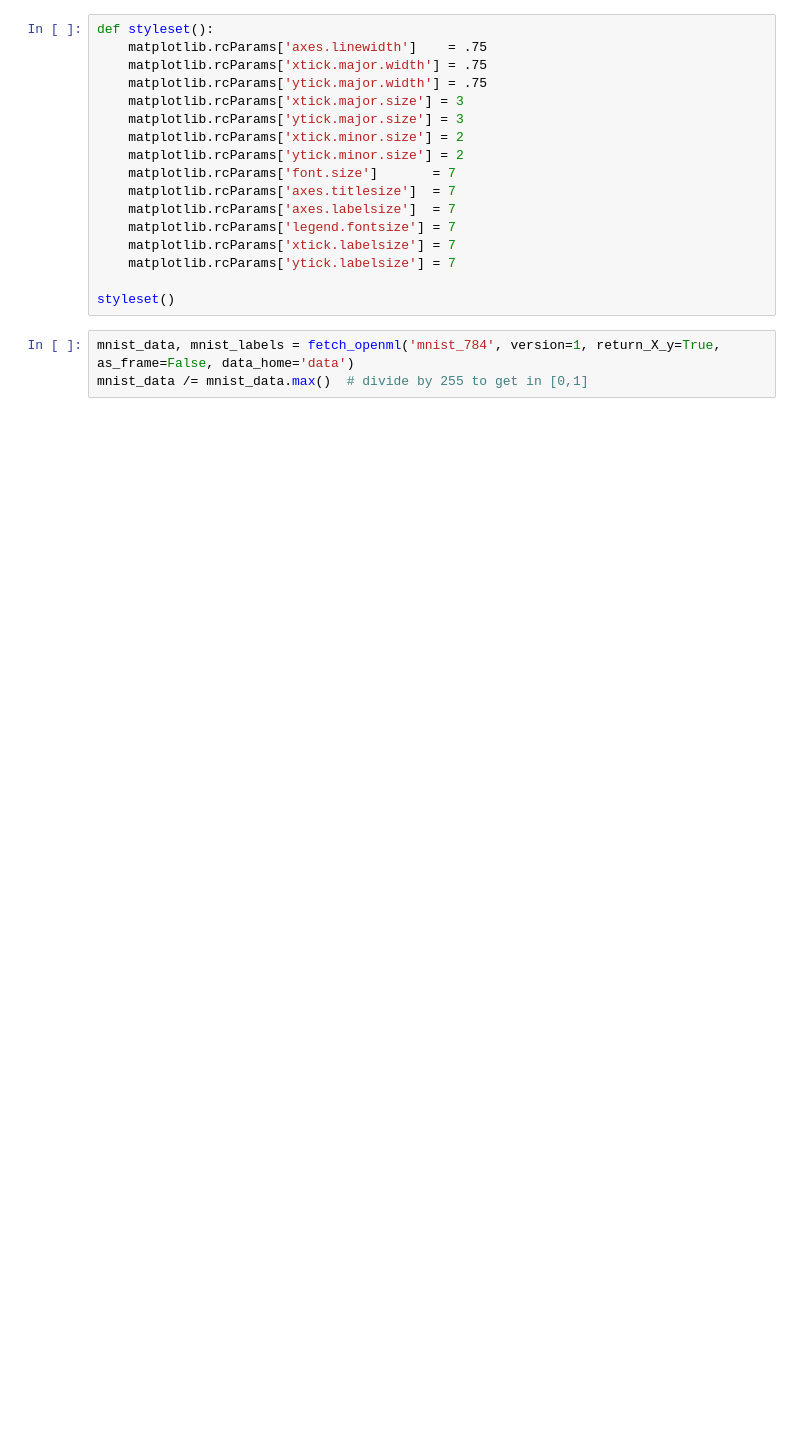
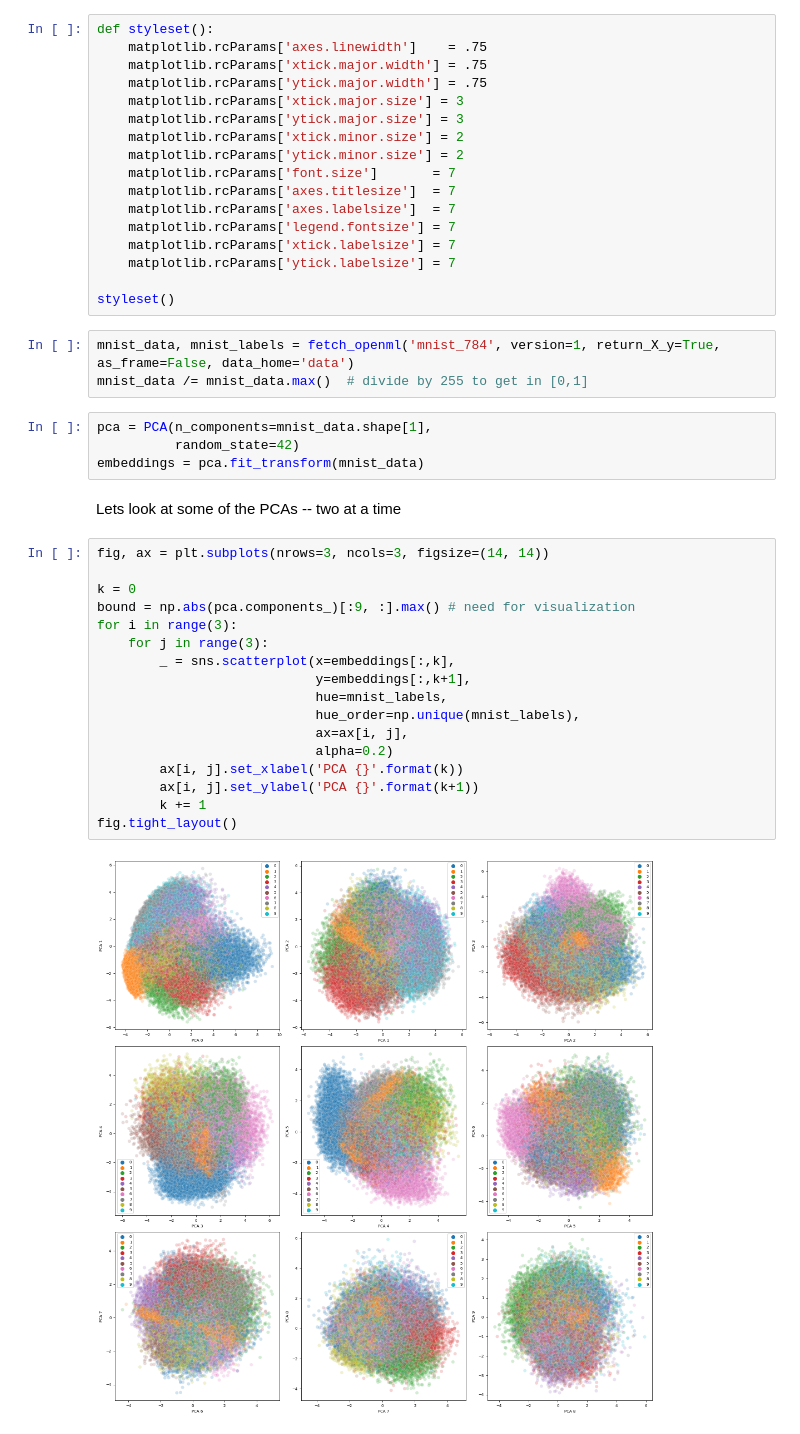
Before and after one commit to MattScicluna/visualize_concepts, a Jupyter notebook: PCA.ipynb, the cells around one changed output. Drawn from its saved outputs; the diff is of its cells as text; blank space fills up the shorter version.

```diff
--- a/PCA.ipynb
+++ b/PCA.ipynb
@@ -29,3 +31,28 @@ styleset()
 # %%
 mnist_data, mnist_labels = fetch_openml('mnist_784', version=1, return_X_y=True, as_frame=False, data_home='data')
 mnist_data /= mnist_data.max()  # divide by 255 to get in [0,1]
+# %%
+pca = PCA(n_components=mnist_data.shape[1],
+          random_state=42)
+embeddings = pca.fit_transform(mnist_data)
+# %% [markdown]
+Lets look at some of the PCAs -- two at a time
+# %%
+fig, ax = plt.subplots(nrows=3, ncols=3, figsize=(14, 14))
+
+k = 0
+bound = np.abs(pca.components_)[:9, :].max() # need for visualization
+for i in range(3):
+    for j in range(3):
+        _ = sns.scatterplot(x=embeddings[:,k],
+                            y=embeddings[:,k+1],
+                            hue=mnist_labels,
+                            hue_order=np.unique(mnist_labels),
+                            ax=ax[i, j],
+                            alpha=0.2)
+        ax[i, j].set_xlabel('PCA {}'.format(k))
+        ax[i, j].set_ylabel('PCA {}'.format(k+1))
+        k += 1
+fig.tight_layout()
+# %% [output]
+[figure, added]
```
Also changed, not shown: parts of 23 cells of this notebook.
